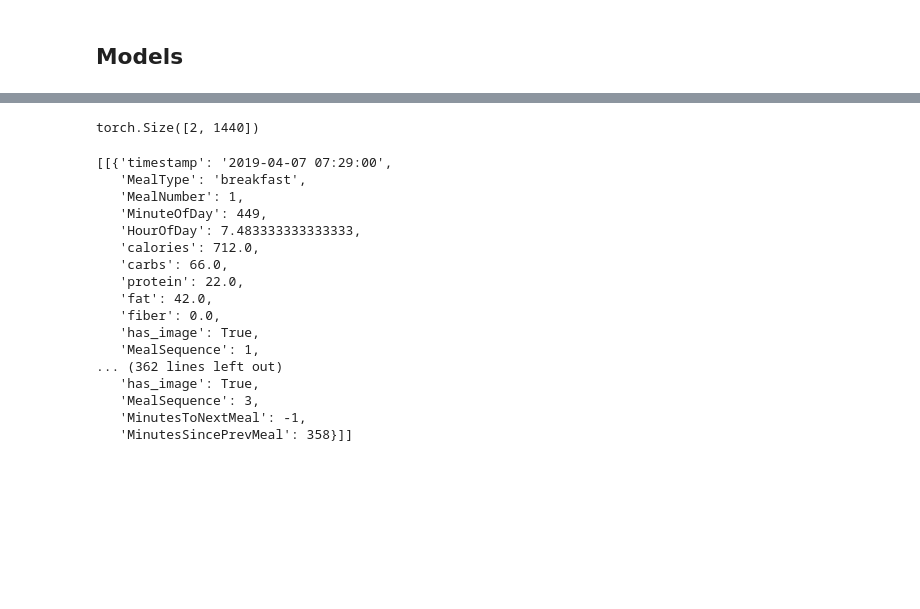
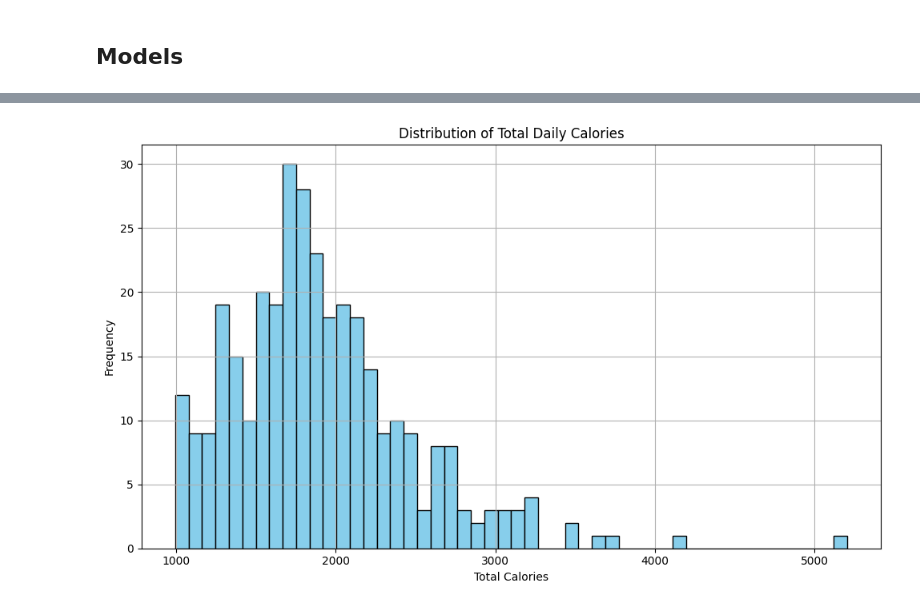
Before and after one commit to stmilab/CGM-ContinousData, a Jupyter notebook: cgmContiousDataPipeline.ipynb, the cells around one changed output, grey strips where cells are left out. Drawn from its saved outputs; the diff is of its cells as text; code cells hidden in the pictures; blank space fills up the shorter version.

```diff
--- a/cgmContiousDataPipeline.ipynb
+++ b/cgmContiousDataPipeline.ipynb
@@ -30,7 +30,7 @@ def load_daily_traces(
     cgm_cols=["Dexcom GL", "Libre GL"],
     activity_cols=["HR", "METs"],
     img_size=(112, 112),
-    start_hour=6  # Start at 6 AM
+    start_hour=4  # Start at 6 AM
 ):
     """
     Enhanced version with full-day (1440 minute) time features.
@@ -1224,24 +2076,38 @@ for batch in train_loader:
-# %%
-batch['activity_data'][0].shape
-# %% [output]
-torch.Size([2, 1440])
-# %%
-batch['nutrition']
-# %% [output]
-[[{'timestamp': '2019-04-07 07:29:00',
-   'MealType': 'breakfast',
-   'MealNumber': 1,
-   'MinuteOfDay': 449,
-   'HourOfDay': 7.483333333333333,
-   'calories': 712.0,
-   'carbs': 66.0,
-   'protein': 22.0,
-   'fat': 42.0,
-   'fiber': 0.0,
-   'has_image': True,
-   'MealSequence': 1,
-... (362 lines left out)
-   'has_image': True,
-   'MealSequence': 3,
-   'MinutesToNextMeal': -1,
-   'MinutesSincePrevMeal': 358}]]
+# %%
+import matplotlib.pyplot as plt
+import torch
+
+def collect_total_calories(train_loader):
+    """
+    Collects total daily calories from the train_loader for histogram visualization.
+    """
+    all_calories = []
+
+    for batch in train_loader:
+        nutrition = batch["nutrition"]
+        for day_meals in nutrition:
+            if isinstance(day_meals, list):
+                day_total = sum(meal.get("calories", 0) for meal in day_meals if isinstance(meal, dict))
+                if day_total > 800:  # Apply the same filter used in compute_calorie_stats
+                    all_calories.append(day_total)
+
+    return all_calories
+
+def plot_calorie_histogram(calories, bins=50):
+    """
+    Plots a histogram of total daily calories.
+    """
+    plt.figure(figsize=(10, 6))
+    plt.hist(calories, bins=bins, color='skyblue', edgecolor='black')
+    plt.title("Distribution of Total Daily Calories")
+    plt.xlabel("Total Calories")
+    plt.ylabel("Frequency")
+    plt.grid(True)
+    plt.tight_layout()
+    plt.show()
+
+# Example usage:
+train_calories = collect_total_calories(train_loader)
+plot_calorie_histogram(train_calories)
+# %% [output]
+[figure, added]
```
Also changed, not shown: parts of 13 cells of this notebook, 1 other file.
